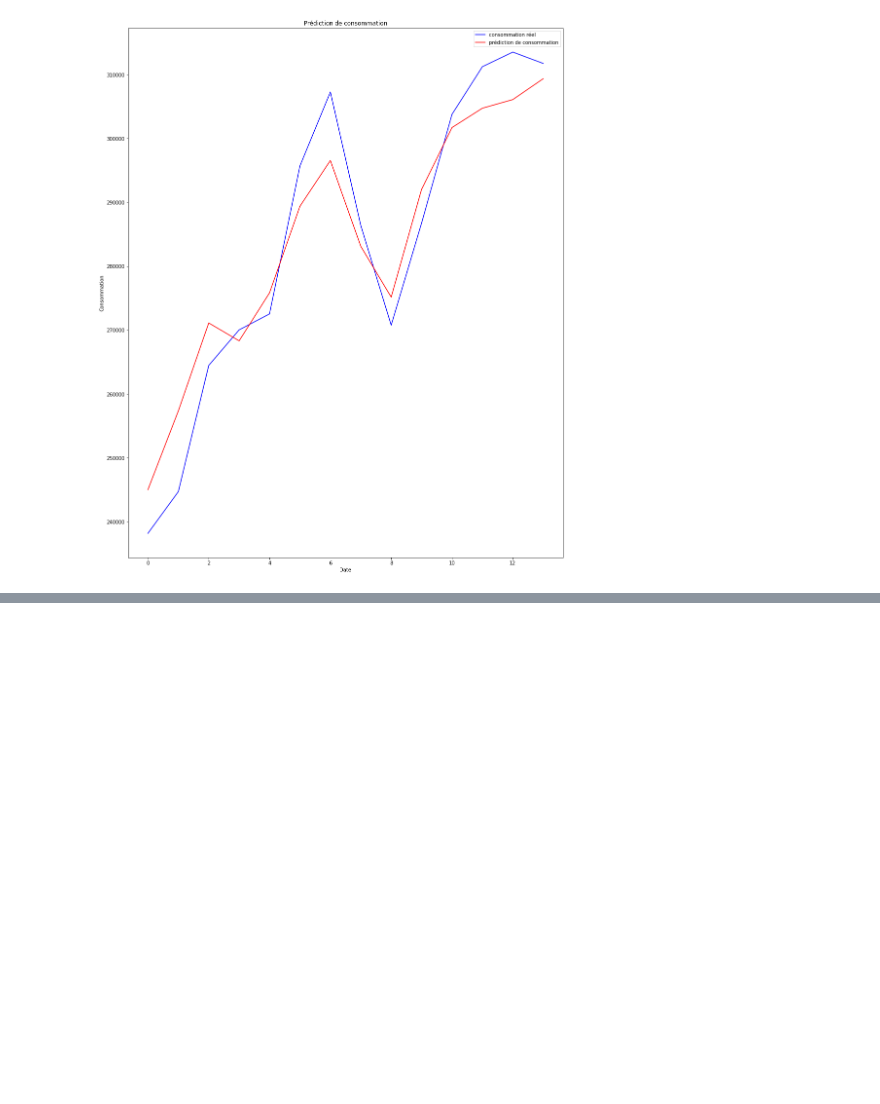
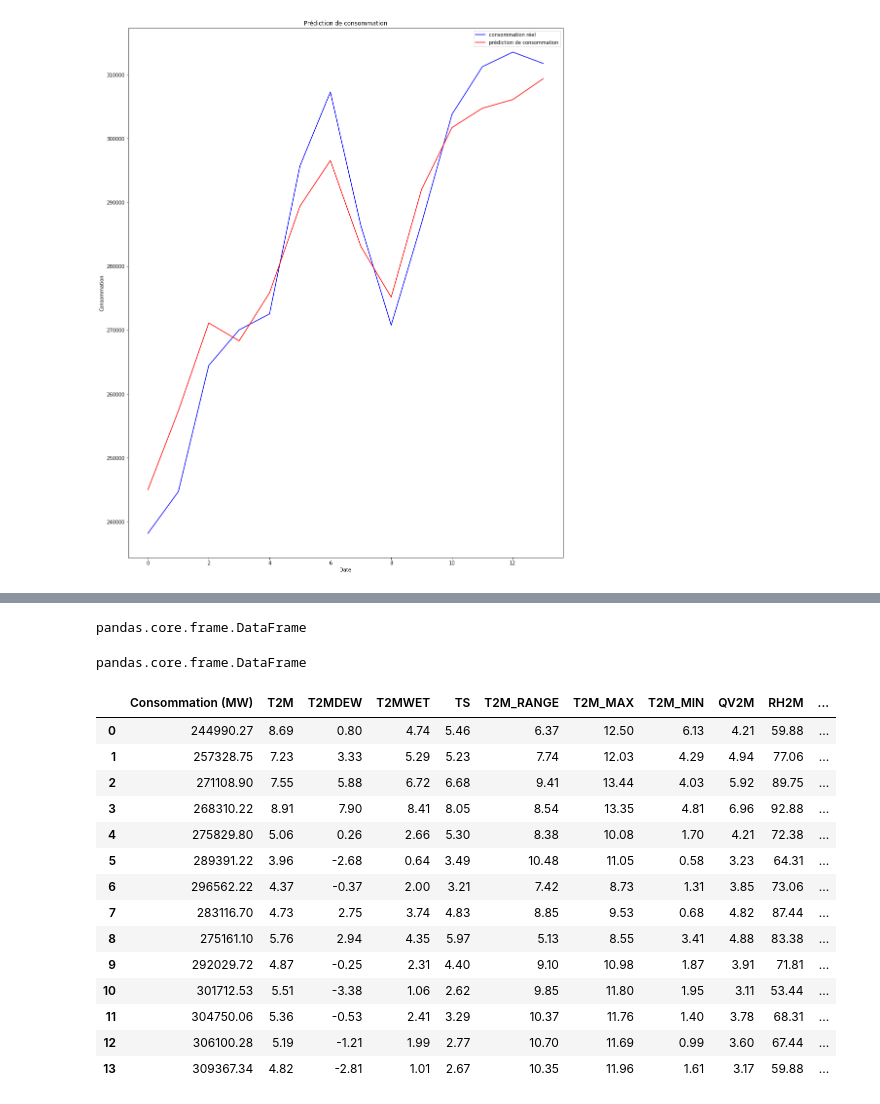
Before and after one commit to thomasbordier/forecast_energy_consumption, a Jupyter notebook: notebooks/ML_x_less.ipynb, the cells around one changed output, grey strips where cells are left out. Drawn from its saved outputs; the diff is of its cells as text; code cells hidden in the pictures; blank space fills up the shorter version.

```diff
--- a/notebooks/ML_x_less.ipynb
+++ b/notebooks/ML_x_less.ipynb
@@ -319,0 +365,15 @@ Durée entrainement = 3255 // Date fin de train = 2021-12-31  // Nombre jours de
+# %%
+predictions = [244990.27,
+                 257328.75,
+                 271108.9,
+                 268310.22,
+                 275829.8,
+                 289391.22,
+                 296562.22,
+                 283116.7,
+                 275161.1,
+                 292029.72,
+                 301712.53,
+                 304750.06,
+                 306100.28,
+                 309367.34]
@@ -319,0 +485,33 @@ Durée entrainement = 3255 // Date fin de train = 2021-12-31  // Nombre jours de
+# %%
+type(X_test)
+# %% [output]
+pandas.core.frame.DataFrame
+# %%
+df_predictions = pd.DataFrame(predictions)
+# %%
+type(df_predictions)
+# %% [output]
+pandas.core.frame.DataFrame
+# %%
+df_test_knn = pd.merge(left = df_predictions.reset_index(drop = True)
+                       , right = X_test.reset_index(drop = True),
+                left_index = True, right_index = True)
+df_test_knn.rename(columns = {0: 'Consommation (MW)'}, inplace = True)
+# %%
+df_test_knn
+# %% [output]
+|  | Consommation (MW) | T2M | T2MDEW | T2MWET | TS | T2M_RANGE | T2M_MAX | T2M_MIN | QV2M | RH2M | ... |
+| 0 | 244990.27 | 8.69 | 0.80 | 4.74 | 5.46 | 6.37 | 12.50 | 6.13 | 4.21 | 59.88 | ... |
+| 1 | 257328.75 | 7.23 | 3.33 | 5.29 | 5.23 | 7.74 | 12.03 | 4.29 | 4.94 | 77.06 | ... |
+| 2 | 271108.90 | 7.55 | 5.88 | 6.72 | 6.68 | 9.41 | 13.44 | 4.03 | 5.92 | 89.75 | ... |
+| 3 | 268310.22 | 8.91 | 7.90 | 8.41 | 8.05 | 8.54 | 13.35 | 4.81 | 6.96 | 92.88 | ... |
+| 4 | 275829.80 | 5.06 | 0.26 | 2.66 | 5.30 | 8.38 | 10.08 | 1.70 | 4.21 | 72.38 | ... |
+| 5 | 289391.22 | 3.96 | -2.68 | 0.64 | 3.49 | 10.48 | 11.05 | 0.58 | 3.23 | 64.31 | ... |
+| 6 | 296562.22 | 4.37 | -0.37 | 2.00 | 3.21 | 7.42 | 8.73 | 1.31 | 3.85 | 73.06 | ... |
+| 7 | 283116.70 | 4.73 | 2.75 | 3.74 | 4.83 | 8.85 | 9.53 | 0.68 | 4.82 | 87.44 | ... |
+| 8 | 275161.10 | 5.76 | 2.94 | 4.35 | 5.97 | 5.13 | 8.55 | 3.41 | 4.88 | 83.38 | ... |
+| 9 | 292029.72 | 4.87 | -0.25 | 2.31 | 4.40 | 9.10 | 10.98 | 1.87 | 3.91 | 71.81 | ... |
+| 10 | 301712.53 | 5.51 | -3.38 | 1.06 | 2.62 | 9.85 | 11.80 | 1.95 | 3.11 | 53.44 | ... |
+| 11 | 304750.06 | 5.36 | -0.53 | 2.41 | 3.29 | 10.37 | 11.76 | 1.40 | 3.78 | 68.31 | ... |
+| 12 | 306100.28 | 5.19 | -1.21 | 1.99 | 2.77 | 10.70 | 11.69 | 0.99 | 3.60 | 67.44 | ... |
+| 13 | 309367.34 | 4.82 | -2.81 | 1.01 | 2.67 | 10.35 | 11.96 | 1.61 | 3.17 | 59.88 | ... |
```
Also changed, not shown: parts of 59 cells of this notebook, 9 other files.
